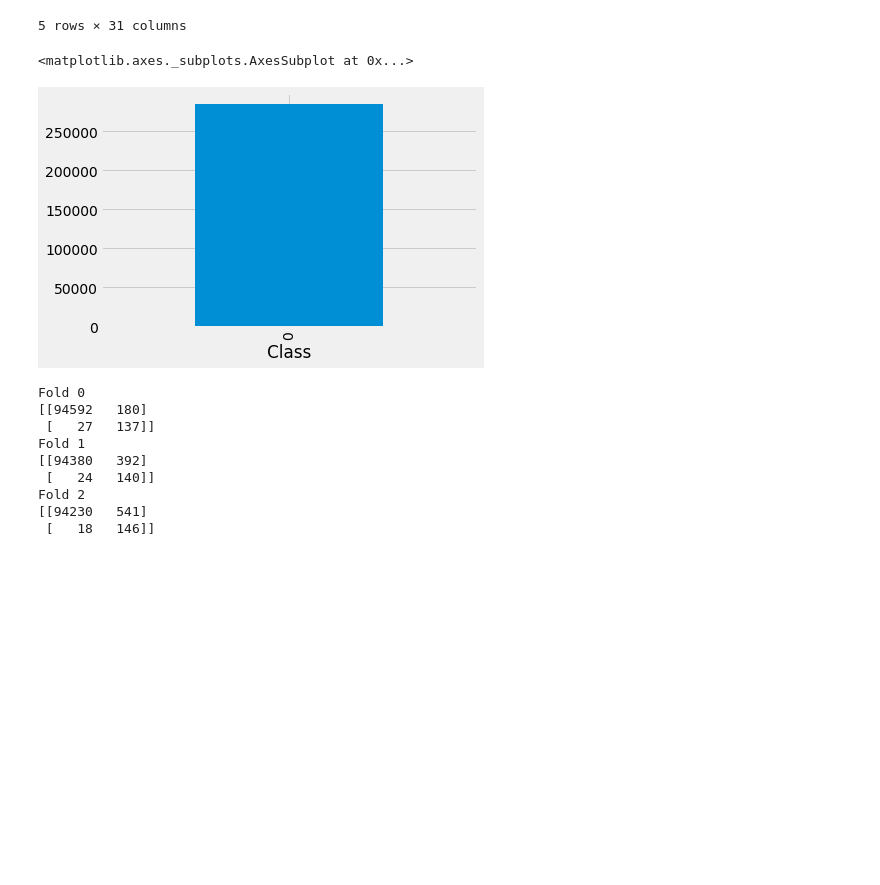
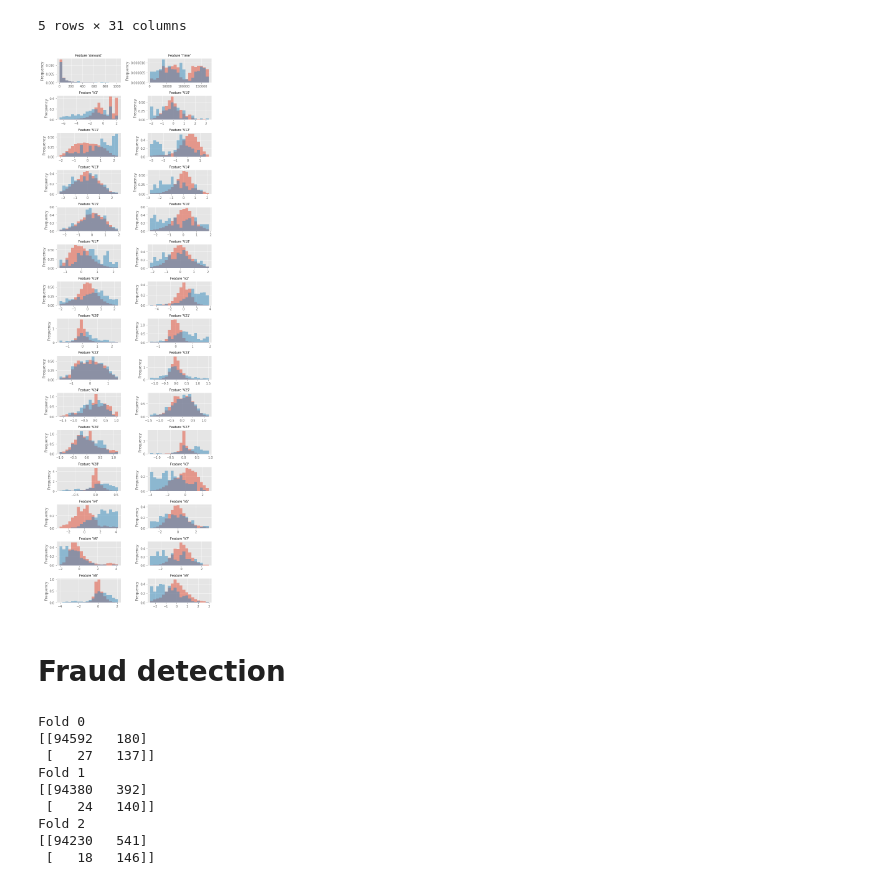
Before and after one commit to halflings/credit-card-fraud, a Jupyter notebook: fraud-detection.ipynb, the cells around one changed output. Saved outputs shown, nothing was run; the diff lists cells and outputs as text; code cells hidden in the pictures; blank space fills up the shorter version.

Commit message:
Added some histogram plots for every feature.

```diff
--- a/fraud-detection.ipynb
+++ b/fraud-detection.ipynb
@@ -1,9 +1,10 @@
 # %%
 %matplotlib inline
 
+import numpy as np
 import pandas as pd
 import matplotlib.pyplot as plt
 
-plt.style.use('fivethirtyeight')
+plt.style.use('ggplot')
 # %%
 df = pd.read_csv('data/creditcard.csv')
@@ -17,11 +20,23 @@ df.sample(5, random_state=0)
 | 63919 | 50927.0 | -2.477184 | 0.860613 | 1.441850 | 1.051019 | -1.856621 | 2.078384 | 0.510828 | -0.243399 | -0.260691 | ... | ... |
 | 11475 | 19899.0 | 1.338831 | -0.547264 | 0.737389 | -0.212383 | -1.110039 | -0.525744 | -0.801403 | -0.063672 | 0.997276 | ... | ... |
 5 rows × 31 columns
-# %%
-df[df.Class].groupby('Class').Time.count().plot.bar()
-# %% [output]
-<matplotlib.axes._subplots.AxesSubplot at 0x...>
-[figure, removed]
+# %%
+# Plotting the histogram of every feature per class (0 = no fraud, 1 = fraud)
+columns = sorted(df.drop(['Class'], axis=1).columns)
+width = 2 # int(np.sqrt(len(columns)))
+height = np.ceil(len(columns) / width)
+with plt.rc_context(rc={'figure.figsize': (10, 25)}):
+    fig = plt.figure()
+    for col_i, col in enumerate(columns):
+        fig.add_subplot(height, width, col_i + 1)
+        value_range = (df[col].quantile(.01), df[col].quantile(.99))
+        df.groupby('Class')[col].plot.hist(alpha=0.5, normed=True, bins=20, range=value_range)
+        plt.title("Feature '{}'".format(col), fontdict=dict(fontsize=10))
+plt.tight_layout()
+# %% [output]
+[figure, added]
+# %% [markdown]
+# Fraud detection
 # %%
 from sklearn.model_selection import StratifiedKFold
 from sklearn.metrics import confusion_matrix
```
Also changed, not shown: parts of 2 cells of this notebook.
